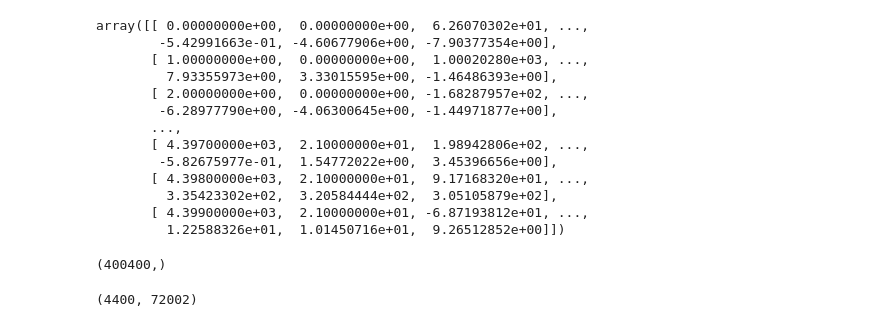
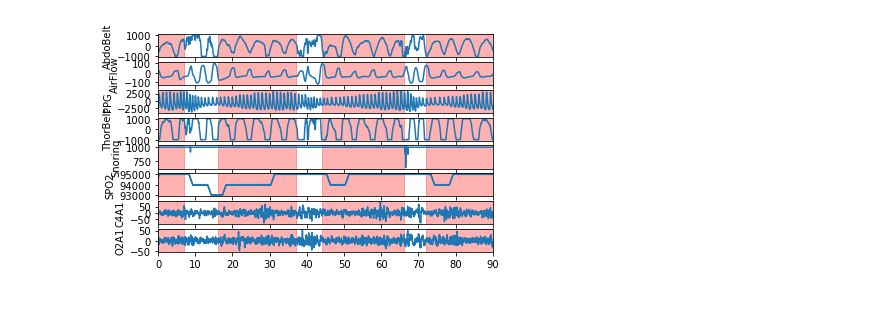
Before and after one commit to claudiatorresp/dreem-challenge, a Jupyter notebook: introduction_data.ipynb, the cells around one changed output. Cells and saved outputs as stored; diff of their text form; code cells hidden in the pictures.

```diff
--- a/introduction_data.ipynb
+++ b/introduction_data.ipynb
@@ -55,16 +0,0 @@ x_train = np.array(sorted(list(array), key=operator.itemgetter(1, 0)))
-# %%
-x_train
-# %% [output]
-array([[ 0.00000000e+00,  0.00000000e+00,  6.26070302e+01, ...,
-        -5.42991663e-01, -4.60677906e+00, -7.90377354e+00],
-       [ 1.00000000e+00,  0.00000000e+00,  1.00020280e+03, ...,
-         7.93355973e+00,  3.33015595e+00, -1.46486393e+00],
-       [ 2.00000000e+00,  0.00000000e+00, -1.68287957e+02, ...,
-        -6.28977790e+00, -4.06300645e+00, -1.44971877e+00],
-       ...,
-       [ 4.39700000e+03,  2.10000000e+01,  1.98942806e+02, ...,
-        -5.82675977e-01,  1.54772022e+00,  3.45396656e+00],
-       [ 4.39800000e+03,  2.10000000e+01,  9.17168320e+01, ...,
-         3.35423302e+02,  3.20584444e+02,  3.05105879e+02],
-       [ 4.39900000e+03,  2.10000000e+01, -6.87193812e+01, ...,
-         1.22588326e+01,  1.01450716e+01,  9.26512852e+00]])
@@ -71 +10,11 @@ array([[ 0.00000000e+00,  0.00000000e+00,  6.26070302e+01, ...,
+# %%
+### Visualisation of the data
+
+PATH_TO_TRAINING_DATA = "additional_files_dreem/X_train.h5"
+PATH_TO_TRAINING_TARGET = "y_train_tX9Br0C.csv"
+h5_file = h5py.File(PATH_TO_TRAINING_DATA, 'r')
+mask = np.array(pd.read_csv(PATH_TO_TRAINING_TARGET))
+visualisation.visualise_index(1625, h5_file, mask) # weird snoring score around 1619 -> sensor disconnected ?
+# %% [output]
+[figure, added]
 # %%
@@ -76,9 +25,0 @@ myFile
-# %%
-myFile.flatten()
-np.shape(myFile.flatten())
-# %% [output]
-(400400,)
-# %%
-print(np.shape(x_train))
-# %% [output]
-(4400, 72002)
```
Also changed, not shown: parts of 25 cells of this notebook.
